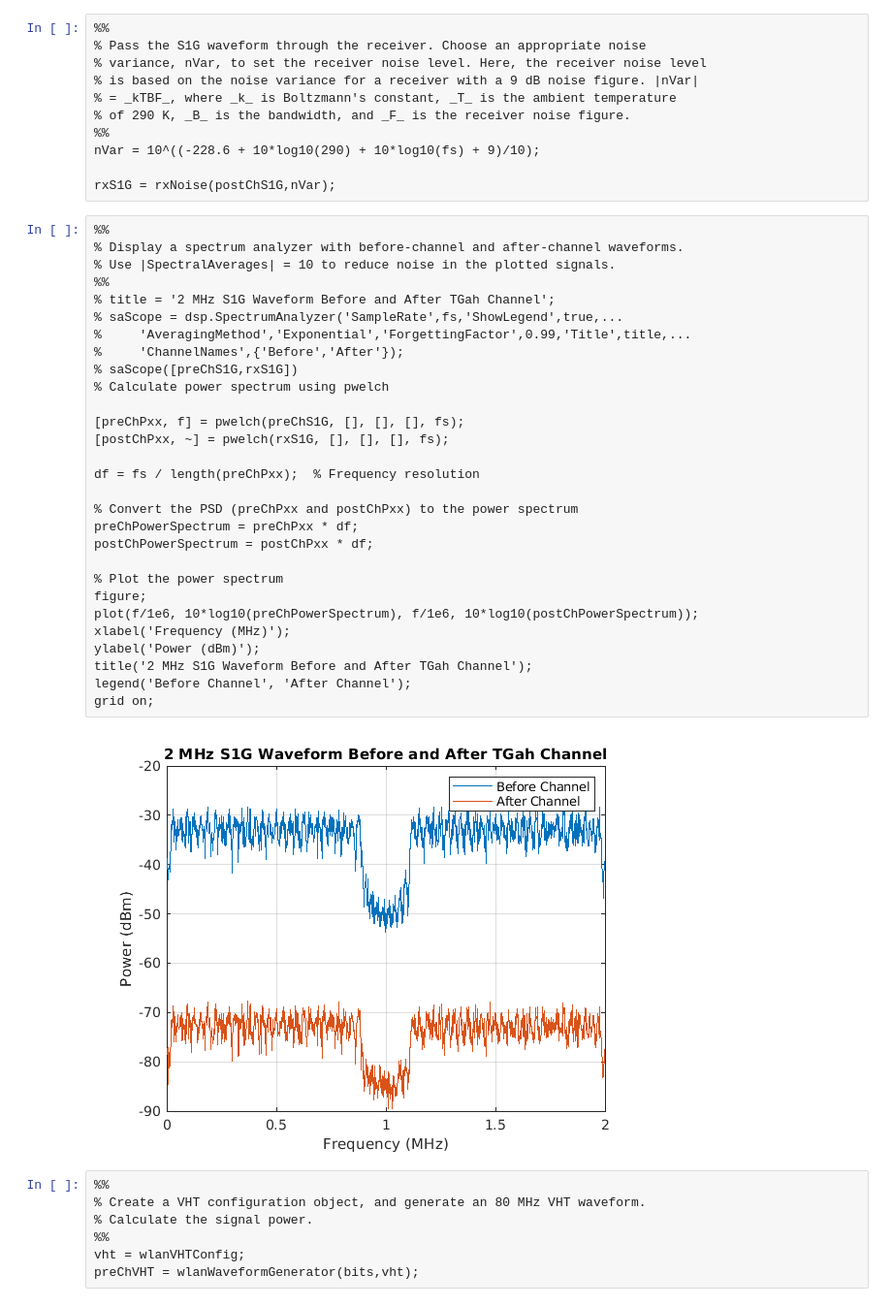
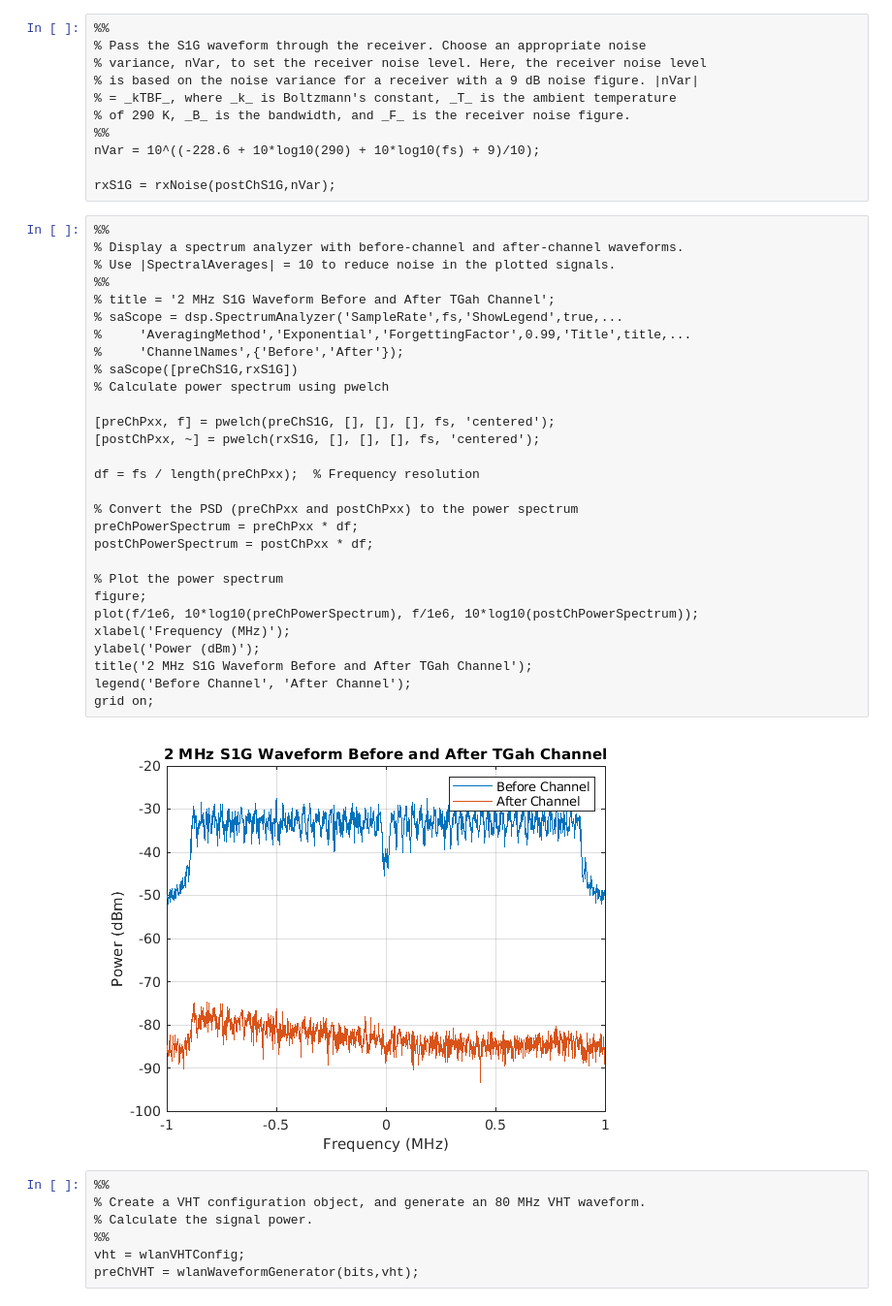
Before and after one commit to huhanwj/IERG6130-simulation, a Jupyter notebook: IERG6130-Simulation-Logbook.ipynb, the cells around one changed output. Shown at 97% size. Drawn from its saved outputs; the diff is of its cells as text.

```diff
--- a/IERG6130-Simulation-Logbook.ipynb
+++ b/IERG6130-Simulation-Logbook.ipynb
@@ -748,34 +748,34 @@ rxS1G = rxNoise(postChS1G,nVar);
 # %%
 %%
 % Display a spectrum analyzer with before-channel and after-channel waveforms.
 % Use |SpectralAverages| = 10 to reduce noise in the plotted signals.
 %%
 % title = '2 MHz S1G Waveform Before and After TGah Channel';
 % saScope = dsp.SpectrumAnalyzer('SampleRate',fs,'ShowLegend',true,...
 %     'AveragingMethod','Exponential','ForgettingFactor',0.99,'Title',title,...
 %     'ChannelNames',{'Before','After'});
 % saScope([preChS1G,rxS1G])
 % Calculate power spectrum using pwelch
 
-[preChPxx, f] = pwelch(preChS1G, [], [], [], fs);
-[postChPxx, ~] = pwelch(rxS1G, [], [], [], fs);
+[preChPxx, f] = pwelch(preChS1G, [], [], [], fs, 'centered');
+[postChPxx, ~] = pwelch(rxS1G, [], [], [], fs, 'centered');
 
 df = fs / length(preChPxx);  % Frequency resolution
 
 % Convert the PSD (preChPxx and postChPxx) to the power spectrum
 preChPowerSpectrum = preChPxx * df;
 postChPowerSpectrum = postChPxx * df;
 
 % Plot the power spectrum
 figure;
 plot(f/1e6, 10*log10(preChPowerSpectrum), f/1e6, 10*log10(postChPowerSpectrum));
 xlabel('Frequency (MHz)');
 ylabel('Power (dBm)');
 title('2 MHz S1G Waveform Before and After TGah Channel');
 legend('Before Channel', 'After Channel');
 grid on;
 # %% [output]
-[figure, old version]
+[figure, new version]
 # %%
 %%
 % Create a VHT configuration object, and generate an 80 MHz VHT waveform.
```
Also changed, not shown: parts of 5 cells of this notebook.
